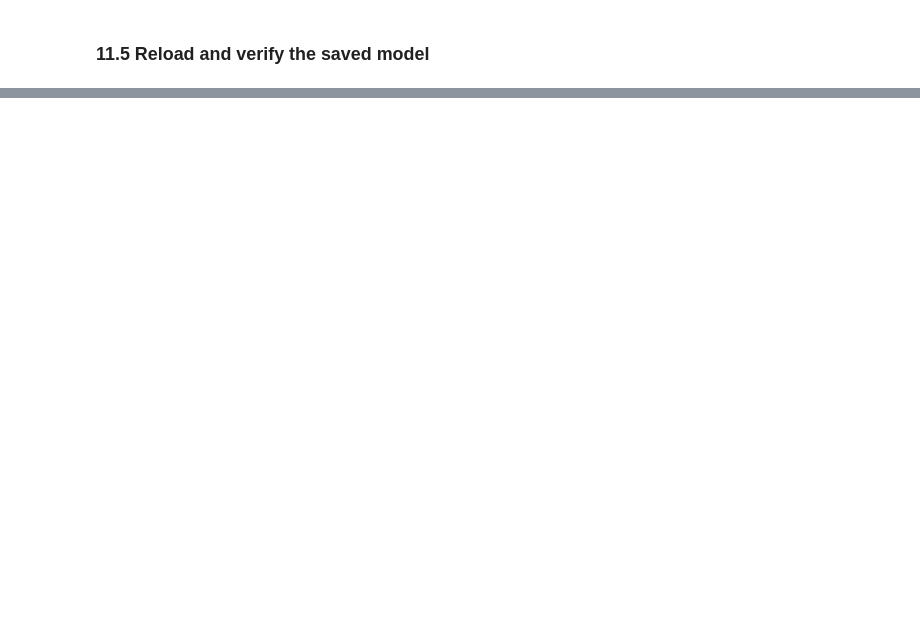
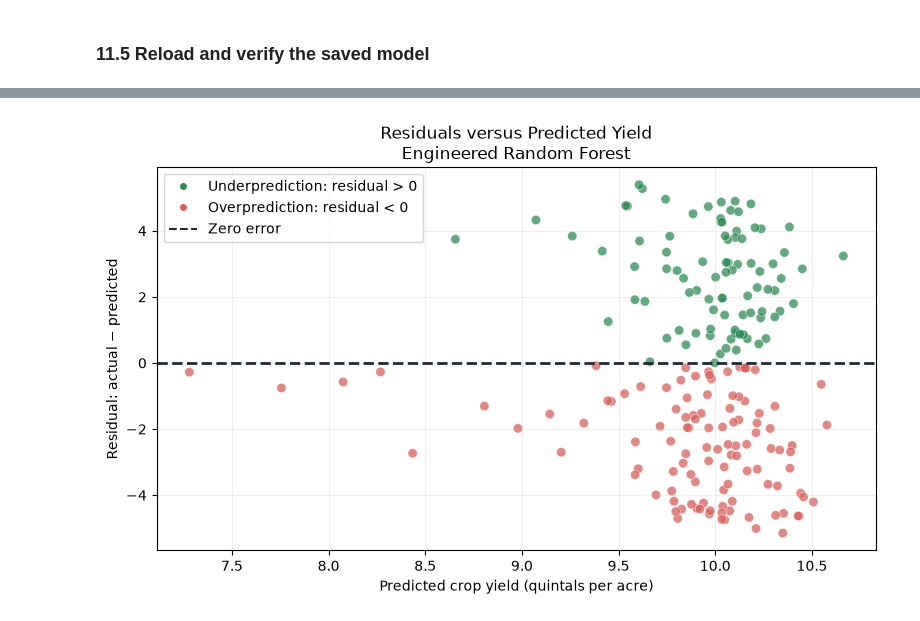
Before and after one commit to Ronkecrown/gamma2-crop-yield-prediction, a Jupyter notebook: notebooks/05b_random_forest_engineered.ipynb, the cells around one changed output, grey strips where cells are left out. Drawn from its saved outputs; the diff is of its cells as text; code cells hidden in the pictures; blank space fills up the shorter version.

```diff
--- a/notebooks/05b_random_forest_engineered.ipynb
+++ b/notebooks/05b_random_forest_engineered.ipynb
@@ -1114,0 +1142,55 @@ print(
+# %%
+residuals = y_test - pred_test
+
+point_colours = np.where(
+    residuals >= 0,
+    "#2E8B57",   # underprediction
+    "#D95F59"    # overprediction
+)
+
+fig, ax = plt.subplots(figsize=(8, 5))
+
+ax.scatter(
+    pred_test,
+    residuals,
+    c=point_colours,
+    alpha=0.75,
+    edgecolor="white",
+    linewidth=0.4,
+    s=45
+)
+
+ax.axhline(
+    y=0,
+    color="#1F2937",
+    linestyle="--",
+    linewidth=2
+)
+
+ax.set_xlabel("Predicted crop yield (quintals per acre)")
+ax.set_ylabel("Residual: actual − predicted")
+ax.set_title(
+    "Residuals versus Predicted Yield\n"
+    "Engineered Random Forest"
+)
+
+from matplotlib.lines import Line2D
+
+legend_items = [
+    Line2D([0], [0], marker="o", linestyle="",
+           markerfacecolor="#2E8B57", markeredgecolor="white",
+           label="Underprediction: residual > 0"),
+    Line2D([0], [0], marker="o", linestyle="",
+           markerfacecolor="#D95F59", markeredgecolor="white",
+           label="Overprediction: residual < 0"),
+    Line2D([0], [0], color="#1F2937", linestyle="--",
+           label="Zero error")
+]
+
+ax.legend(handles=legend_items)
+ax.grid(alpha=0.20)
+
+plt.tight_layout()
+plt.show()
+# %% [output]
+[figure, added]
```
Also changed, not shown: parts of 4 cells of this notebook, 2 other files.
